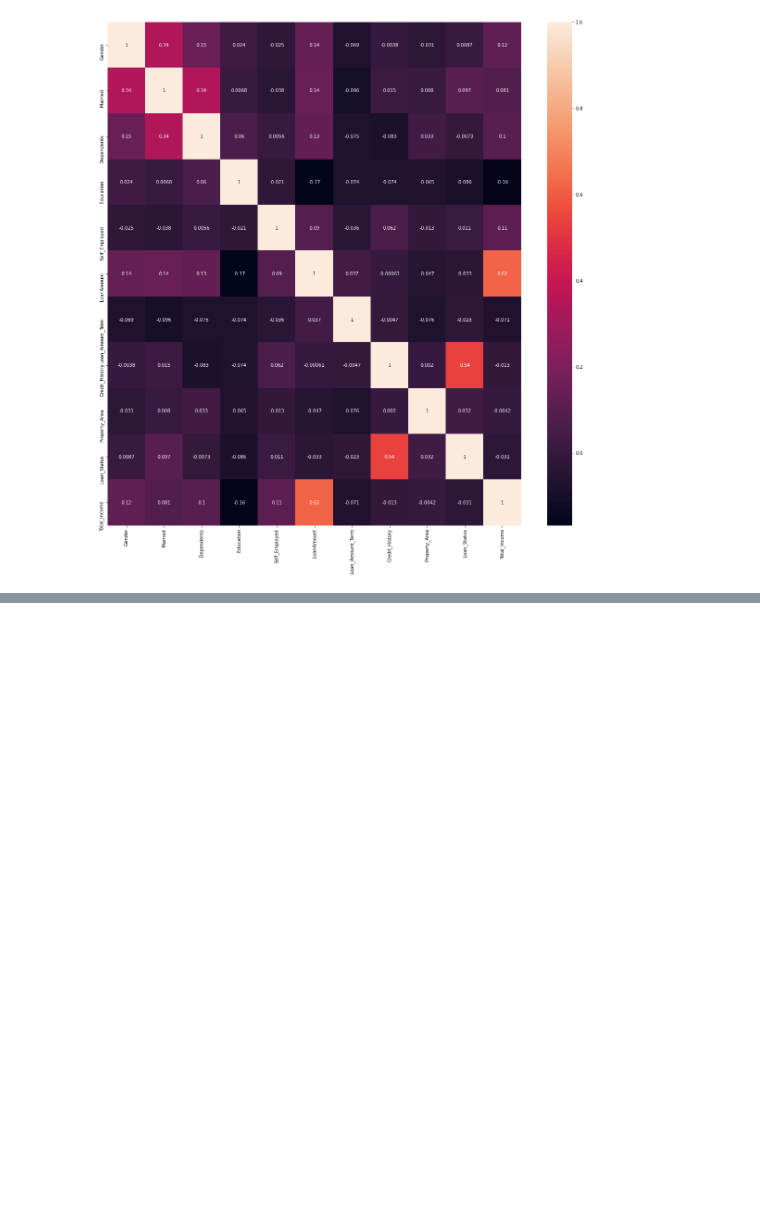
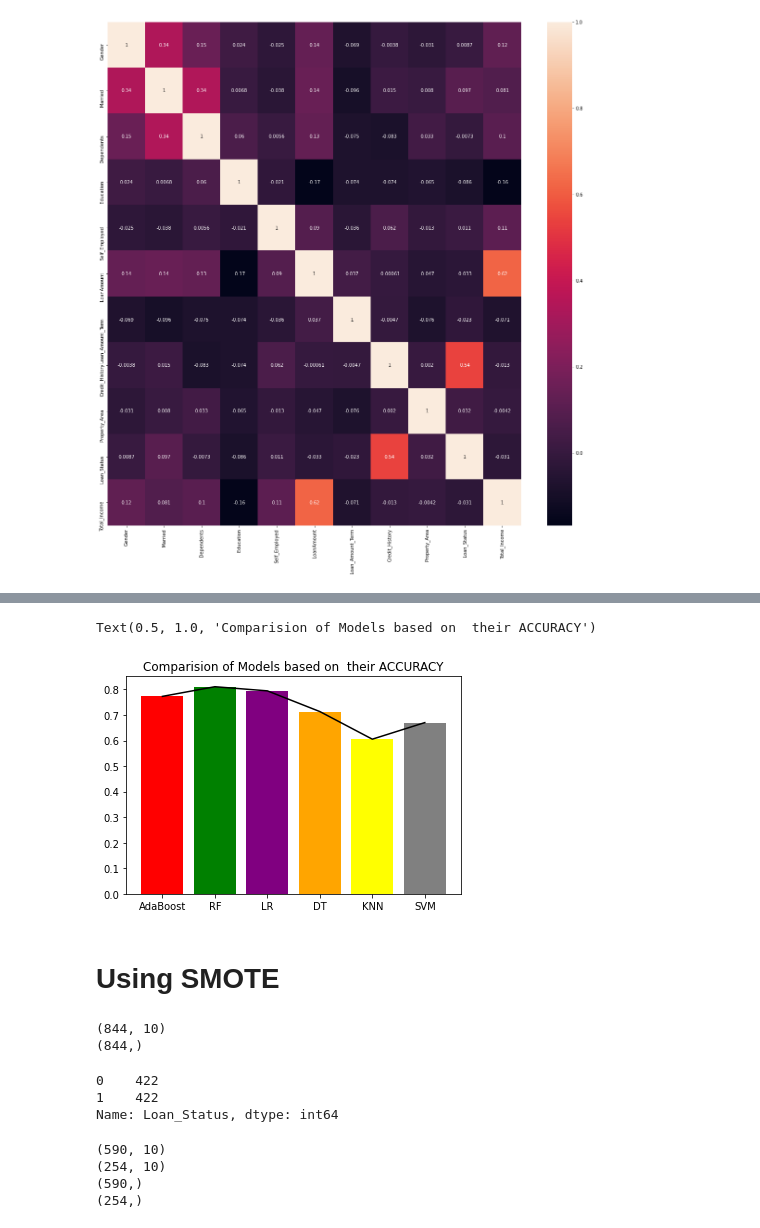
Before and after one commit to ashu741/HomeLoanPrediction, a Jupyter notebook: HomeLoanPrediction.ipynb, the cells around one changed output, grey strips where cells are left out. Saved outputs shown, nothing was run; the diff lists cells and outputs as text; code cells hidden in the pictures; blank space fills up the shorter version.

```diff
--- a/HomeLoanPrediction.ipynb
+++ b/HomeLoanPrediction.ipynb
@@ -291,0 +376,10 @@ sns.heatmap(train_data.corr(),annot=True)
+# %%
+lr=LogisticRegression(max_iter=5000)
+lr.fit(train_x,train_y)
+pred_lr=lr.predict(test_x)
+accuracy_lr=metrics.accuracy_score(test_y,pred_lr)
+print("The confussion metrix for Logistic Regression is:\n",metrics.confusion_matrix(test_y,pred_lr))
+print("The accuracy of Logistic Regression is:\t\t",accuracy_lr)
+print("The recal score Logistic Regression is:\t\t",metrics.recall_score(test_y,pred_lr))
+print("The precision Logistic Regression is:\t\t",metrics.precision_score(test_y,pred_lr))
+print("The f1 score Logistic Regression is:\t\t",metrics.f1_score(test_y,pred_lr))
@@ -291,0 +394,10 @@ sns.heatmap(train_data.corr(),annot=True)
+# %%
+ada=AdaBoostClassifier()
+ada.fit(train_x,train_y)
+pred_ada=ada.predict(test_x)
+accuracy_ada=metrics.accuracy_score(test_y,pred_ada)
+print("The confussion metrix for AdaBoost is:\n",metrics.confusion_matrix(test_y,pred_ada))
+print("The accuracy of AdaBoost Classifier is:\t\t",accuracy_ada)
+print("The recal score of AdaBoost Classifier is is:\t\t",metrics.recall_score(test_y,pred_ada))
+print("The precision of AdaBoost Classifier is:\t\t",metrics.precision_score(test_y,pred_ada))
+print("The f1 score of AdaBoost Classifier is:\t\t",metrics.f1_score(test_y,pred_ada))
@@ -291,0 +412,10 @@ sns.heatmap(train_data.corr(),annot=True)
+# %%
+kn=KNeighborsClassifier()
+kn.fit(train_x,train_y)
+pred_kn=kn.predict(test_x)
+accuracy_knn=metrics.accuracy_score(test_y,pred_kn)
+print("The confussion metrix for KNN Classifier is:\n",metrics.confusion_matrix(test_y,pred_kn))
+print("The accuracy of KNN Classifier is:\t\t",accuracy_knn)
+print("The recal score of KNN Classifier is is:\t\t",metrics.recall_score(test_y,pred_kn))
+print("The precision of KNN Classifier is:\t\t",metrics.precision_score(test_y,pred_kn))
+print("The f1 score of KNN Classifier is:\t\t",metrics.f1_score(test_y,pred_kn))
@@ -291,0 +430,10 @@ sns.heatmap(train_data.corr(),annot=True)
+# %%
+svc=SVC()
+svc.fit(train_x,train_y)
+pred_svc=svc.predict(test_x)
+accuracy_svm=metrics.accuracy_score(test_y,pred_svc)
+print("The confussion metrix for SVM Classifier is:\n",metrics.confusion_matrix(test_y,pred_svc))
+print("The accuracy of SVM Classifier is:\t\t",accuracy_svm)
+print("The recal score of SVM Classifier is is:\t\t",metrics.recall_score(test_y,pred_svc))
+print("The precision of SVM Classifier is:\t\t",metrics.precision_score(test_y,pred_svc))
+print("The f1 score of SVM Classifier is:\t\t",metrics.f1_score(test_y,pred_svc))
@@ -291,0 +448,23 @@ sns.heatmap(train_data.corr(),annot=True)
+# %%
+plt.bar(['AdaBoost','RF','LR','DT','KNN','SVM'],[accuracy_ada,accuracy_rf,accuracy_lr,accuracy_dsc,accuracy_knn,accuracy_svm],color=['red','green','purple','orange','yellow','grey'])
+plt.plot([accuracy_ada,accuracy_rf,accuracy_lr,accuracy_dsc,accuracy_knn,accuracy_svm],color='black')
+plt.title('Comparision of Models based on  their ACCURACY')
+# %% [output]
+Text(0.5, 1.0, 'Comparision of Models based on  their ACCURACY')
+[figure, added]
+# %% [markdown]
+# Using SMOTE
+# %%
+smote=SMOTE()
+balanced_x,balanced_y=smote.fit_resample(train_data,y)
+print(balanced_x.shape)
+print(balanced_y.shape)
+# %% [output]
+(844, 10)
+(844,)
+# %%
+balanced_y.value_counts()
+# %% [output]
+0    422
+1    422
+Name: Loan_Status, dtype: int64
@@ -291,0 +473,10 @@ sns.heatmap(train_data.corr(),annot=True)
+# %%
+print(train_bx.shape)
+print(test_bx.shape)
+print(train_by.shape)
+print(test_by.shape)
+# %% [output]
+(590, 10)
+(254, 10)
+(590,)
+(254,)
```
Also changed, not shown: parts of 22 cells of this notebook.
